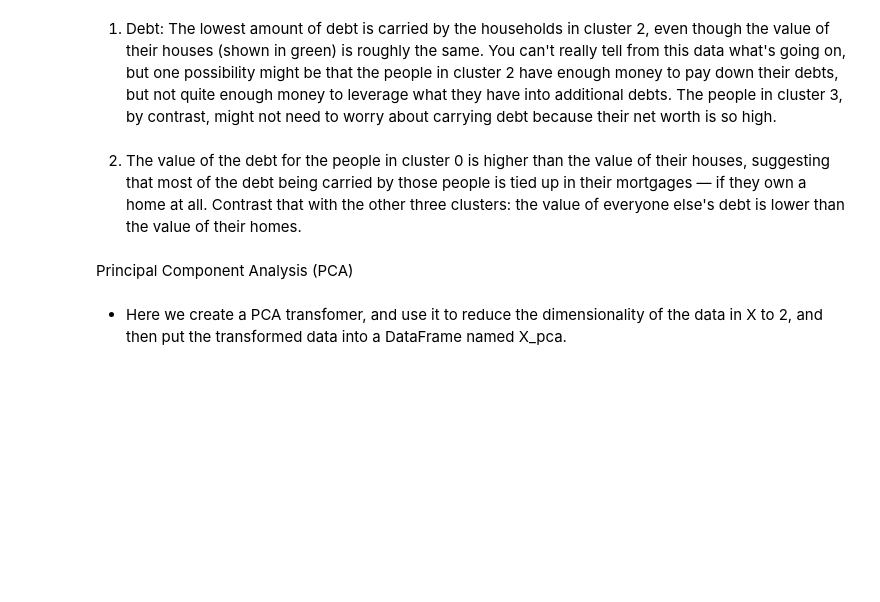
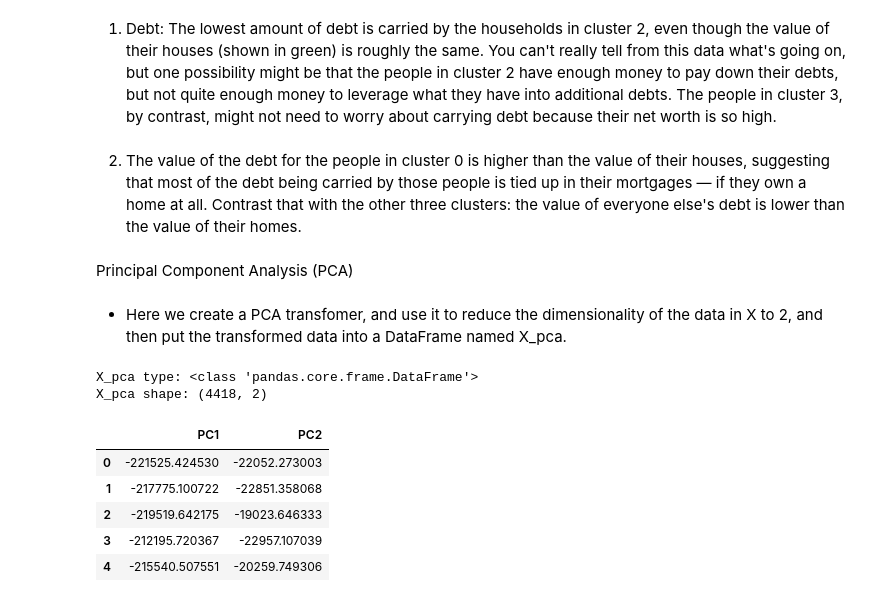
Before and after one commit to micahondiwa/applied-data-science, a Jupyter notebook: 0x05-customer_segmentation_in_us/2-clustering_multiple_features.ipynb, the cells around one changed output. Drawn from its saved outputs; the diff is of its cells as text; code cells hidden in the pictures; blank space fills up the shorter version.

```diff
--- a/0x05-customer_segmentation_in_us/2-clustering_multiple_features.ipynb
+++ b/0x05-customer_segmentation_in_us/2-clustering_multiple_features.ipynb
@@ -367,3 +367,25 @@ fig.show()
 Principal Component Analysis (PCA)
 # %% [markdown]
 - Here we create a PCA transfomer, and use it to reduce the dimensionality of the data in X to 2, and then put the transformed data into a DataFrame named X_pca.
+# %%
+# Instantiate transformer
+pca = PCA(n_components=2, random_state=42)
+
+# Transform `X`
+X_t = pca.fit_transform(X)
+
+# Put `X_t` into DataFrame
+X_pca = pd.DataFrame(X_t, columns=["PC1", "PC2"])
+
+print("X_pca type:", type(X_pca))
+print("X_pca shape:", X_pca.shape)
+X_pca.head()
+# %% [output]
+X_pca type: <class 'pandas.core.frame.DataFrame'>
+X_pca shape: (4418, 2)
+|  | PC1 | PC2 |
+| 0 | -221525.424530 | -22052.273003 |
+| 1 | -217775.100722 | -22851.358068 |
+| 2 | -219519.642175 | -19023.646333 |
+| 3 | -212195.720367 | -22957.107039 |
+| 4 | -215540.507551 | -20259.749306 |
```
